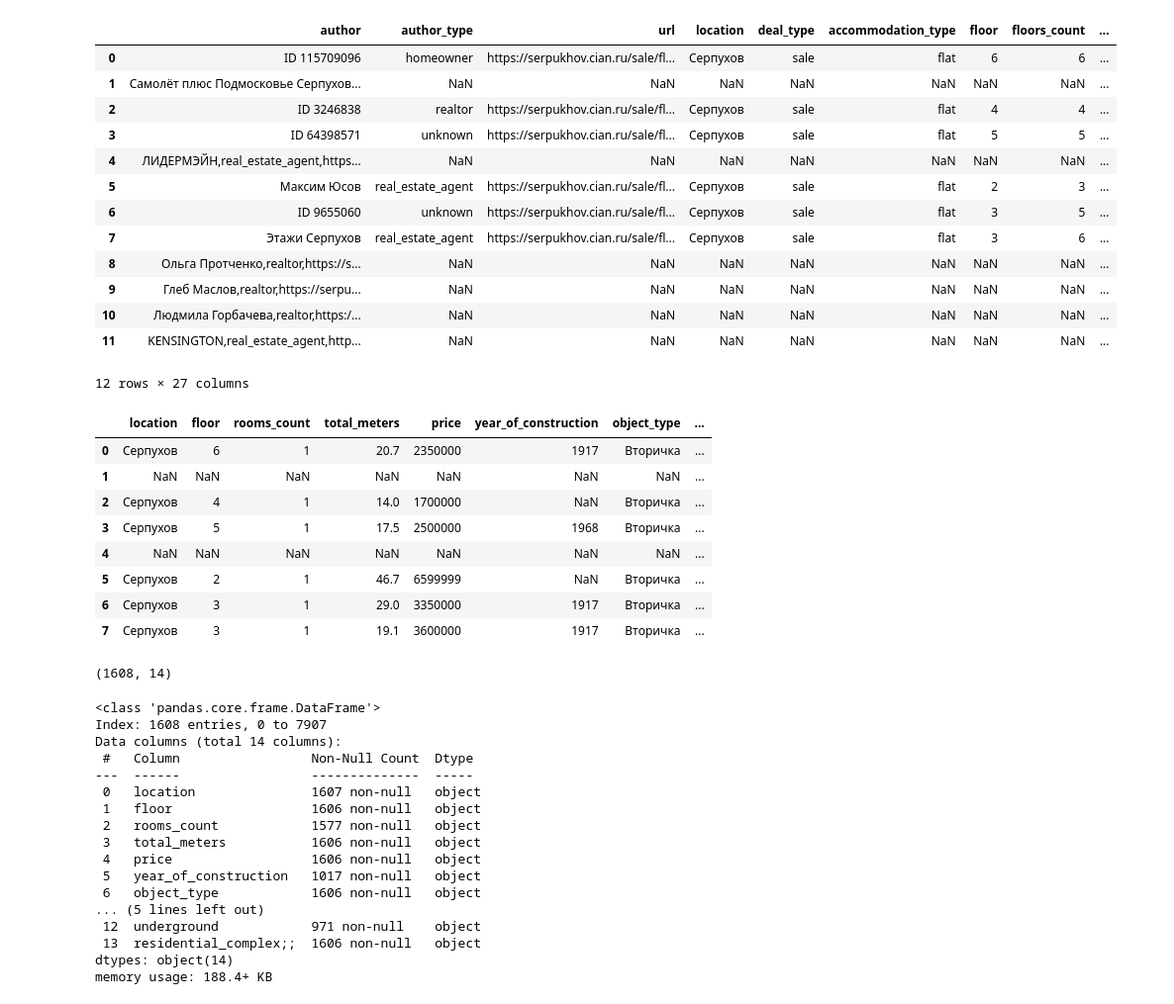
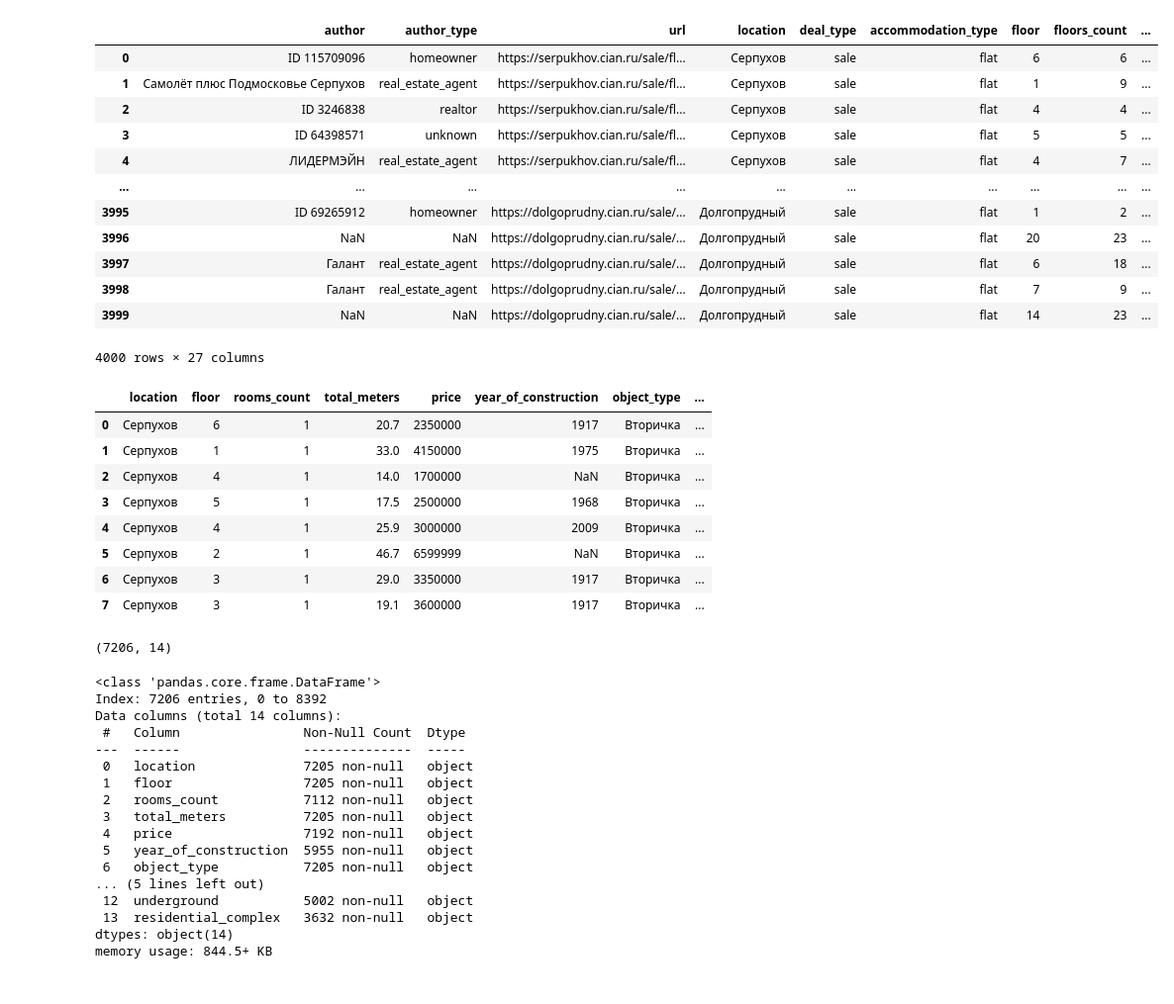
Before and after one commit to vostakov/Nova, a Jupyter notebook: mina.ipynb, the cells around one changed output. Shown at 99% size. Cells and saved outputs as stored; diff of their text form; code cells hidden in the pictures.

```diff
--- a/mina.ipynb
+++ b/mina.ipynb
@@ -6,23 +6,22 @@ import seaborn as sns
 
 #импорт библиотек
 # %%
-ca = pd.read_csv('the_unlimited_power.csv')
+ca = pd.read_csv('/home/user/sas/Nova-main/the_unlimited_power.csv')
 ca.head(4000)
 # %% [output]
 |  | author | author_type | url | location | deal_type | accommodation_type | floor | floors_count | ... |
 | 0 | ID 115709096 | homeowner | https://serpukhov.cian.ru/sale/fl... | Серпухов | sale | flat | 6 | 6 | ... |
-| 1 | Самолёт плюс Подмосковье Серпухов... | NaN | NaN | NaN | NaN | NaN | NaN | NaN | ... |
+| 1 | Самолёт плюс Подмосковье Серпухов | real_estate_agent | https://serpukhov.cian.ru/sale/fl... | Серпухов | sale | flat | 1 | 9 | ... |
 | 2 | ID 3246838 | realtor | https://serpukhov.cian.ru/sale/fl... | Серпухов | sale | flat | 4 | 4 | ... |
 | 3 | ID 64398571 | unknown | https://serpukhov.cian.ru/sale/fl... | Серпухов | sale | flat | 5 | 5 | ... |
-| 4 | ЛИДЕРМЭЙН,real_estate_agent,https... | NaN | NaN | NaN | NaN | NaN | NaN | NaN | ... |
-| 5 | Максим Юсов | real_estate_agent | https://serpukhov.cian.ru/sale/fl... | Серпухов | sale | flat | 2 | 3 | ... |
-| 6 | ID 9655060 | unknown | https://serpukhov.cian.ru/sale/fl... | Серпухов | sale | flat | 3 | 5 | ... |
-| 7 | Этажи Серпухов | real_estate_agent | https://serpukhov.cian.ru/sale/fl... | Серпухов | sale | flat | 3 | 6 | ... |
-| 8 | Ольга Протченко,realtor,https://s... | NaN | NaN | NaN | NaN | NaN | NaN | NaN | ... |
-| 9 | Глеб Маслов,realtor,https://serpu... | NaN | NaN | NaN | NaN | NaN | NaN | NaN | ... |
-| 10 | Людмила Горбачева,realtor,https:/... | NaN | NaN | NaN | NaN | NaN | NaN | NaN | ... |
-| 11 | KENSINGTON,real_estate_agent,http... | NaN | NaN | NaN | NaN | NaN | NaN | NaN | ... |
+| 4 | ЛИДЕРМЭЙН | real_estate_agent | https://serpukhov.cian.ru/sale/fl... | Серпухов | sale | flat | 4 | 7 | ... |
+| ... | ... | ... | ... | ... | ... | ... | ... | ... | ... |
+| 3995 | ID 69265912 | homeowner | https://dolgoprudny.cian.ru/sale/... | Долгопрудный | sale | flat | 1 | 2 | ... |
+| 3996 | NaN | NaN | https://dolgoprudny.cian.ru/sale/... | Долгопрудный | sale | flat | 20 | 23 | ... |
+| 3997 | Галант | real_estate_agent | https://dolgoprudny.cian.ru/sale/... | Долгопрудный | sale | flat | 6 | 18 | ... |
+| 3998 | Галант | real_estate_agent | https://dolgoprudny.cian.ru/sale/... | Долгопрудный | sale | flat | 7 | 9 | ... |
+| 3999 | NaN | NaN | https://dolgoprudny.cian.ru/sale/... | Долгопрудный | sale | flat | 14 | 23 | ... |
-12 rows × 27 columns
+4000 rows × 27 columns
 # %%
 ca.drop(['deal_type', 'author_type', 'url', 'author', 'accommodation_type', 'house_number', 'phone', 'heating_type', 'finish_type', 'have_loggia', 'house_material_type', 'ceiling_height', 'floors_count'], axis=1, inplace=True)
 ca.replace('-1', np.nan, inplace=True)
@@ -33,10 +32,10 @@ ca.head(8)
 # %% [output]
 |  | location | floor | rooms_count | total_meters | price | year_of_construction | object_type | ... |
 | 0 | Серпухов | 6 | 1 | 20.7 | 2350000 | 1917 | Вторичка | ... |
-| 1 | NaN | NaN | NaN | NaN | NaN | NaN | NaN | ... |
+| 1 | Серпухов | 1 | 1 | 33.0 | 4150000 | 1975 | Вторичка | ... |
 | 2 | Серпухов | 4 | 1 | 14.0 | 1700000 | NaN | Вторичка | ... |
 | 3 | Серпухов | 5 | 1 | 17.5 | 2500000 | 1968 | Вторичка | ... |
-| 4 | NaN | NaN | NaN | NaN | NaN | NaN | NaN | ... |
+| 4 | Серпухов | 4 | 1 | 25.9 | 3000000 | 2009 | Вторичка | ... |
 | 5 | Серпухов | 2 | 1 | 46.7 | 6599999 | NaN | Вторичка | ... |
 | 6 | Серпухов | 3 | 1 | 29.0 | 3350000 | 1917 | Вторичка | ... |
 | 7 | Серпухов | 3 | 1 | 19.1 | 3600000 | 1917 | Вторичка | ... |
@@ -49,29 +48,29 @@ ca.shape
 
 #подсчёт строчек и колонок
 # %% [output]
-(1608, 14)
+(7206, 14)
 # %%
 ca.info()
 
 #информация о дата-сете, без лишних данных
 # %% [output]
 <class 'pandas.core.frame.DataFrame'>
-Index: 1608 entries, 0 to 7907
+Index: 7206 entries, 0 to 8392
 Data columns (total 14 columns):
- #   Column                 Non-Null Count  Dtype
----  ------                 --------------  -----
- 0   location               1607 non-null   object
- 1   floor                  1606 non-null   object
- 2   rooms_count            1577 non-null   object
- 3   total_meters           1606 non-null   object
- 4   price                  1606 non-null   object
- 5   year_of_construction   1017 non-null   object
- 6   object_type            1606 non-null   object
+ #   Column                Non-Null Count  Dtype
+---  ------                --------------  -----
+ 0   location              7205 non-null   object
+ 1   floor                 7205 non-null   object
+ 2   rooms_count           7112 non-null   object
+ 3   total_meters          7205 non-null   object
+ 4   price                 7192 non-null   object
+ 5   year_of_construction  5955 non-null   object
+ 6   object_type           7205 non-null   object
 ... (5 lines left out)
- 12  underground            971 non-null    object
- 13  residential_complex;;  1606 non-null   object
+ 12  underground           5002 non-null   object
+ 13  residential_complex   3632 non-null   object
 dtypes: object(14)
-memory usage: 188.4+ KB
+memory usage: 844.5+ KB
 # %%
 sns.heatmap(ca.isnull(), cmap='BuPu_r')
 
```
Also changed, not shown: parts of 10 cells of this notebook.
